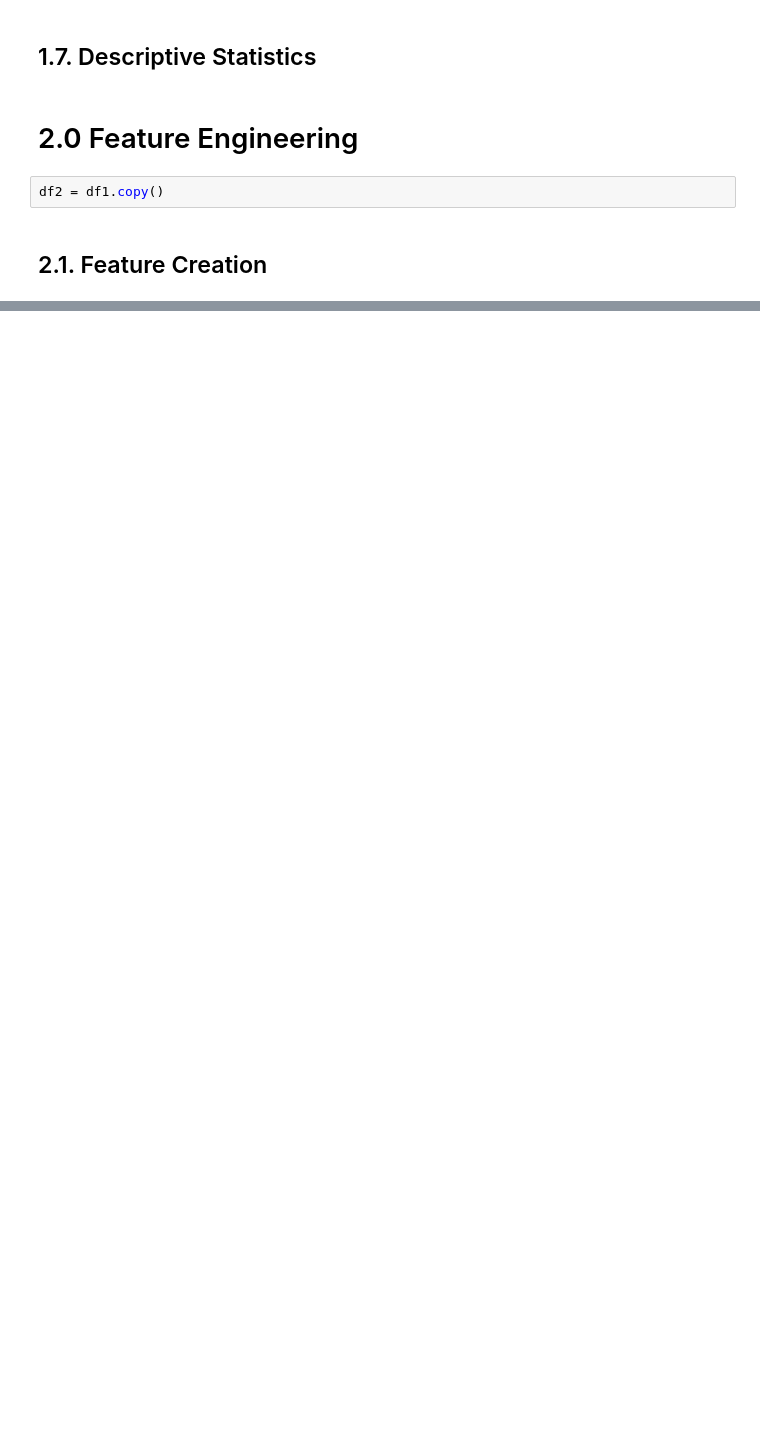
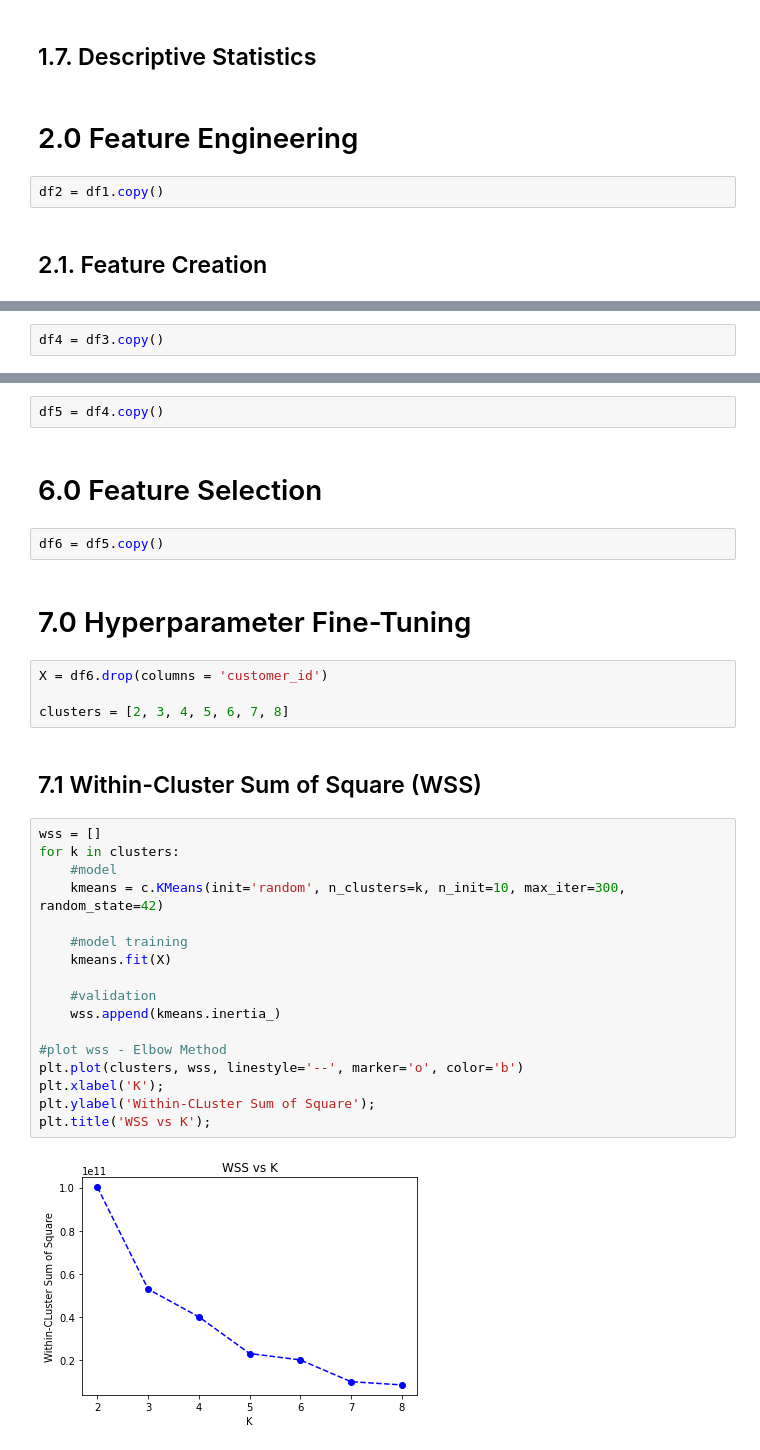
Before and after one commit to HenriqueCR1291/All-in-one-place, a Jupyter notebook: m01_all in one place.ipynb, the cells around one changed output, grey strips where cells are left out. Drawn from its saved outputs; the diff is of its cells as text; blank space fills up the shorter version.

```diff
--- a/m01_all in one place.ipynb
+++ b/m01_all in one place.ipynb
@@ -200,0 +230,2 @@ df_ref = pd.merge(df_ref, df_freq, on='customer_id', how='left')
+# %%
+df4 = df3.copy()
@@ -200,0 +234,33 @@ df_ref = pd.merge(df_ref, df_freq, on='customer_id', how='left')
+# %%
+df5 = df4.copy()
+# %% [markdown]
+# 6.0 Feature Selection
+# %%
+df6 = df5.copy()
+# %% [markdown]
+# 7.0 Hyperparameter Fine-Tuning
+# %%
+X = df6.drop(columns = 'customer_id')
+
+clusters = [2, 3, 4, 5, 6, 7, 8]
+# %% [markdown]
+## 7.1 Within-Cluster Sum of Square (WSS)
+# %%
+wss = []
+for k in clusters:
+    #model
+    kmeans = c.KMeans(init='random', n_clusters=k, n_init=10, max_iter=300, random_state=42)
+
+    #model training
+    kmeans.fit(X)
+
+    #validation
+    wss.append(kmeans.inertia_)
+
+#plot wss - Elbow Method
+plt.plot(clusters, wss, linestyle='--', marker='o', color='b')
+plt.xlabel('K');
+plt.ylabel('Within-CLuster Sum of Square');
+plt.title('WSS vs K');
+# %% [output]
+[figure, added]
```
Also changed, not shown: parts of 16 cells of this notebook.
